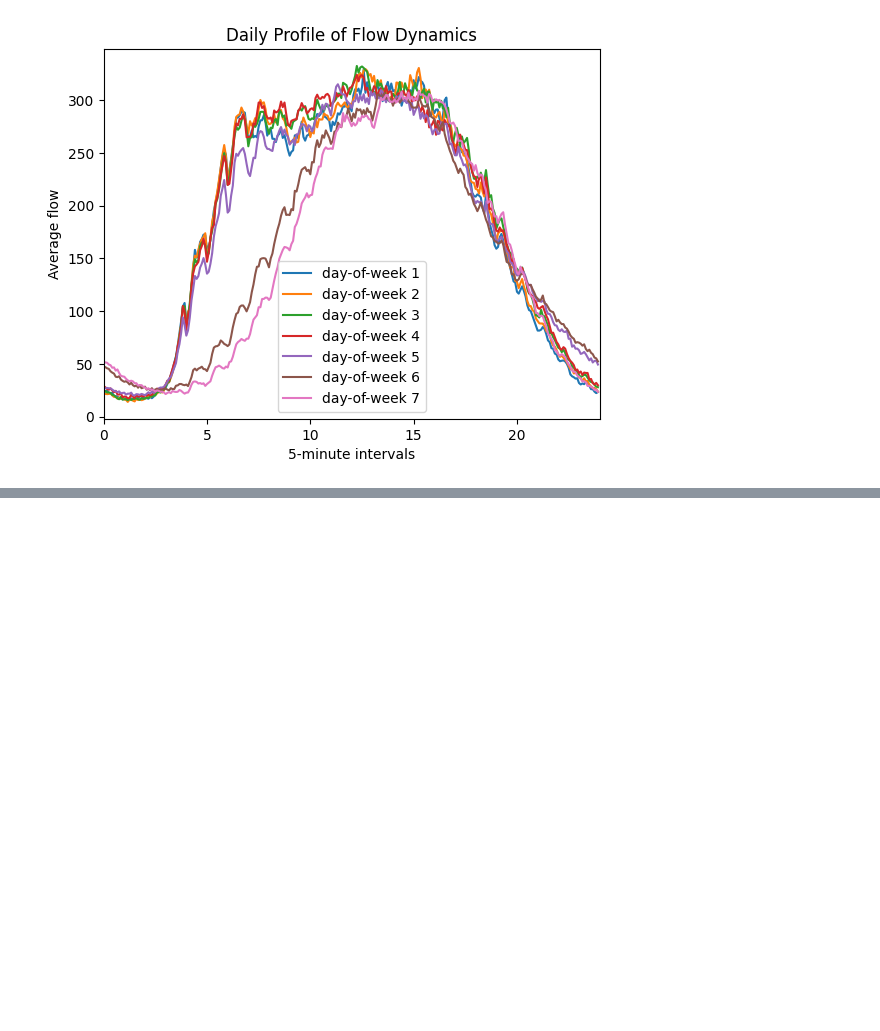
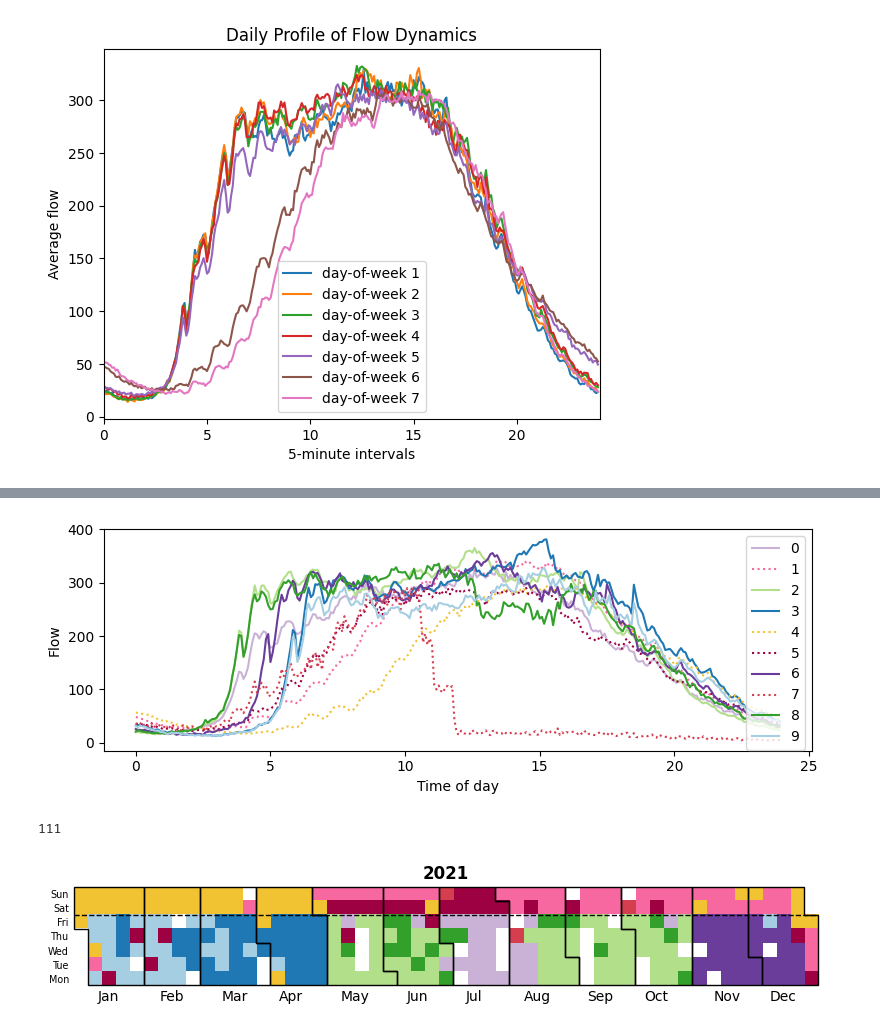
Before and after one commit to hanlinz-star/Exercise-2, a Jupyter notebook: Exercise05.ipynb, the cells around one changed output, grey strips where cells are left out. Saved outputs shown, nothing was run; the diff lists cells and outputs as text; code cells hidden in the pictures; blank space fills up the shorter version.

```diff
--- a/Exercise05.ipynb
+++ b/Exercise05.ipynb
@@ -798,0 +760,66 @@ GMM Prediction accuracy MAPE: 0.24531753390066866
+# %%
+from sklearn.mixture import GaussianMixture
+
+# ------------------- Clustering -------------------
+n_clusters = 10
+clusters_gmm = GaussianMixture(n_components=n_clusters, random_state=0).fit(vectorized_day_dataset_no_nans)
+cluster_labels_gmm = clusters_gmm.predict(vectorized_day_dataset_no_nans)
+
+print("Cluster labels (GMM):", cluster_labels_gmm)
+
+# ------------------- Internal Evaluation -------------------
+SC_score = silhouette_score(vectorized_day_dataset_no_nans, cluster_labels_gmm)
+DB_score = davies_bouldin_score(vectorized_day_dataset_no_nans, cluster_labels_gmm)
+CH_score = calinski_harabasz_score(vectorized_day_dataset_no_nans, cluster_labels_gmm)
+
+print('GMM Silhouette Score:', SC_score)
+print('GMM Davies-Bouldin Score:', DB_score)
+print('GMM Calinski-Harabasz Score:', CH_score)
+
+# ------------------- External Evaluation -------------------
+centroids_gmm = []
+for i in np.unique(cluster_labels_gmm):
+    centroid = np.nanmean(
+        vectorized_day_dataset_no_nans[np.where(cluster_labels_gmm == i)[0], :], 0
+    ).reshape(1, nintvals)
+    centroids_gmm.append(centroid)
+
+n_past_intervals_for_classification = 5
+total_mae, total_mape, prediction_counts = 0, 0, 0
+
+for i in range(0, ndays_eval_not_nans):
+    for j in range(n_past_intervals_for_classification, nintvals - 1):
+        centroid_index = find_the_closest_centroid(
+            centroids_gmm,
+            vectorized_day_dataset_no_nans_eval[i].reshape(1, nintvals),
+            j - n_past_intervals_for_classification,
+            j
+        )
+        predicted_value = centroids_gmm[centroid_index][0, j + 1]
+        true_value = vectorized_day_dataset_no_nans_eval[i][j + 1]
+
+        mae_t = abs(predicted_value - true_value)
+        mape_t = abs(predicted_value - true_value) / true_value if true_value != 0 else 0
+
+        total_mae += mae_t
+        total_mape += mape_t
+        prediction_counts += 1
+
+print('GMM Prediction accuracy MAE:', total_mae / prediction_counts)
+print('GMM Prediction accuracy MAPE:', total_mape / prediction_counts)
+
+# ------------------- Visualization -------------------
+n_clusters_t = len(np.unique(cluster_labels_gmm))
+days_colors, color_to_cluster, style_to_cluster = assign_colors(n_clusters_t, days_not_nans, cluster_labels_gmm)
+
+centroids_xx, centroids_yy_daytypes, cluster_ids = [], [], []
+for i in range(0, n_clusters_t):
+    centroids_xx.append(x_axis_hours)
+    centroid_yy = list(np.nanmean(vectorized_day_dataset_no_nans[np.where(cluster_labels_gmm == i)[0], :], 0).transpose())
+    centroids_yy_daytypes.append(centroid_yy)
+    cluster_ids.append(i)
+
+make_figure_centroids(centroids_xx, centroids_yy_daytypes, color_to_cluster, style_to_cluster, cluster_ids)
+make_calendar_visualization_figure(days_not_nans, cluster_labels_gmm, n_clusters_t, [2021],
+                                   days_colors, color_to_cluster, save_figure=None)
+# %% [output]
@@ -798,0 +843,3 @@ GMM Prediction accuracy MAPE: 0.24531753390066866
+[figure, added]
+111
+[figure, added]
```
Also changed, not shown: parts of 19 cells of this notebook.
